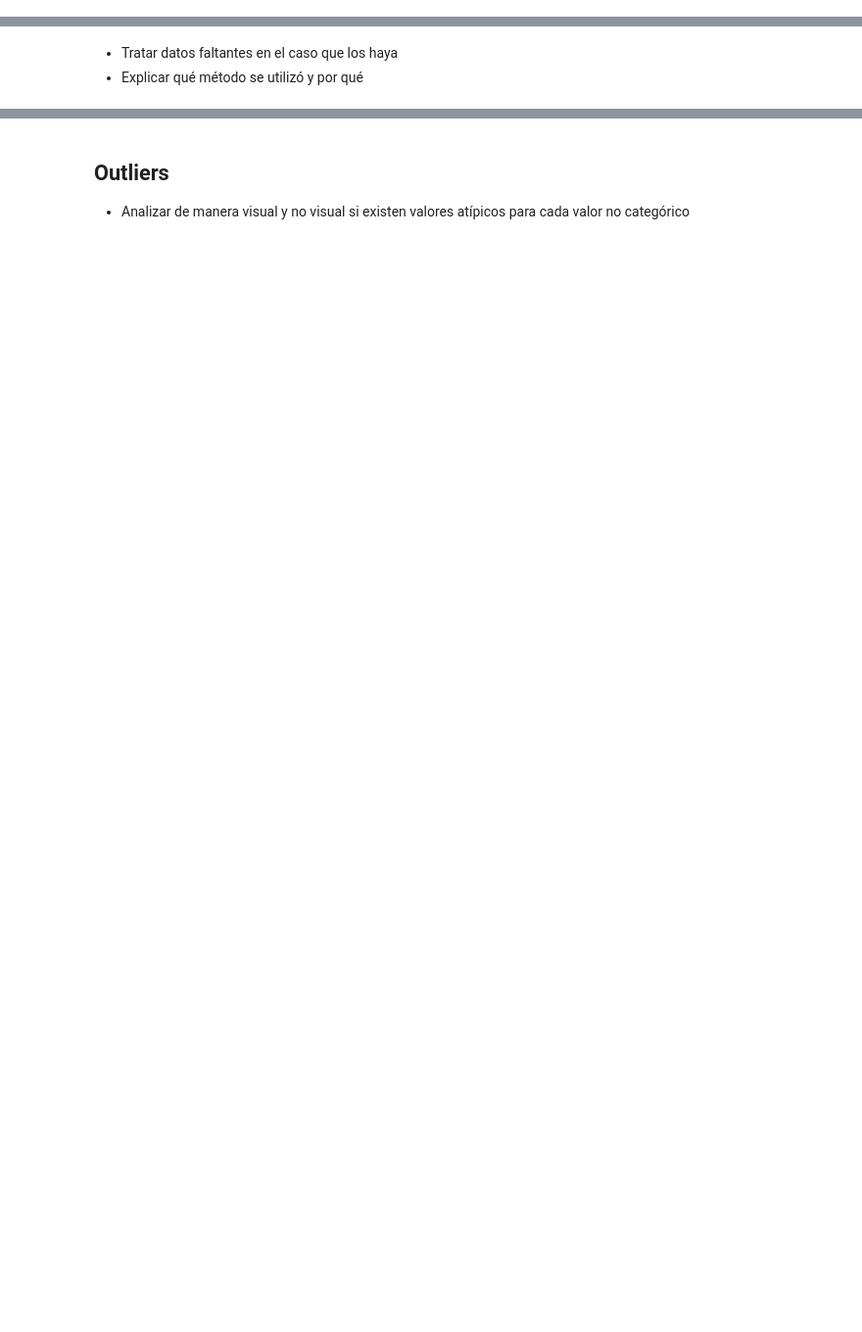
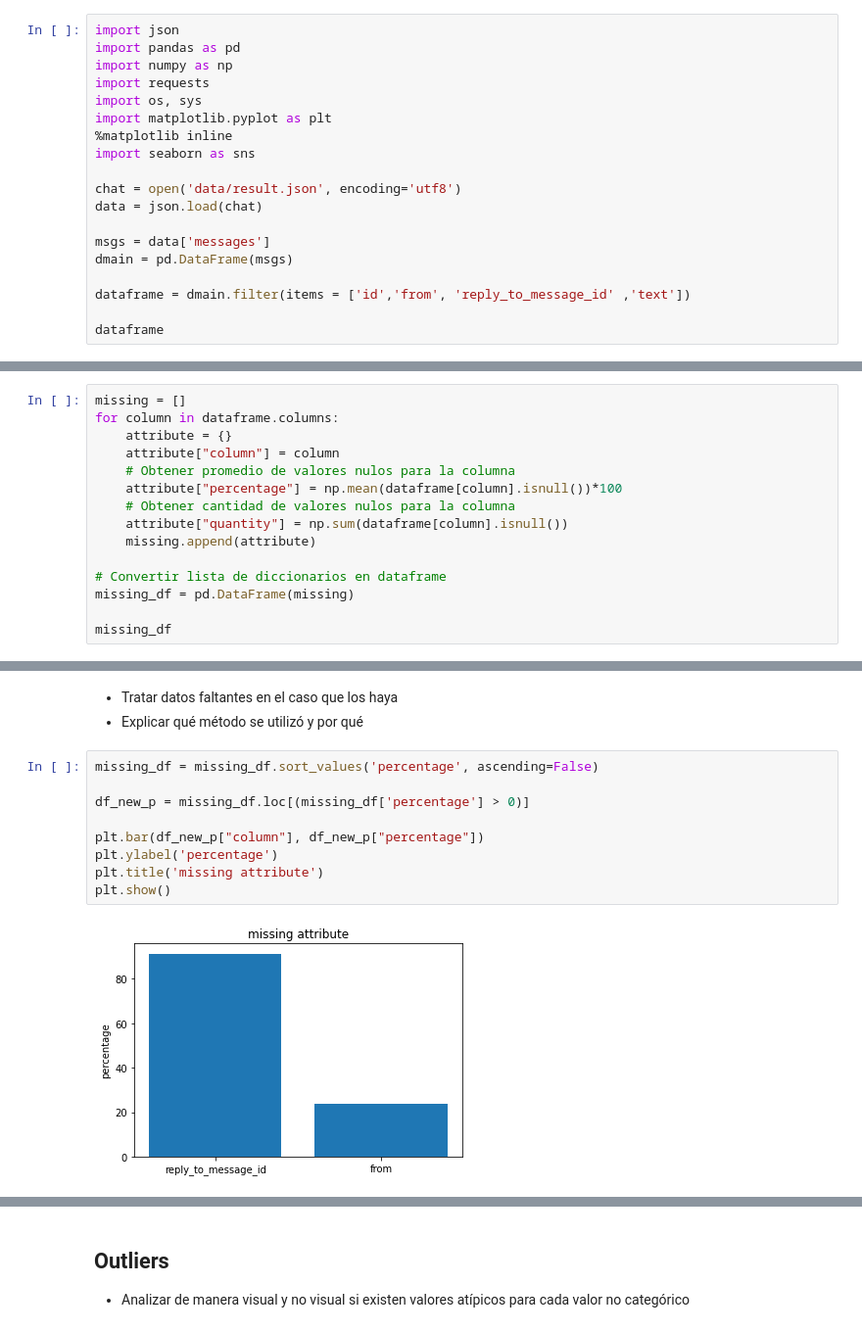
Before and after one commit to Lucas16AR/UM-BDD-II-2021, a Jupyter notebook: TP3.ipynb, the cells around one changed output, grey strips where cells are left out. Shown: that part at 98% size. Cells and saved outputs as stored; diff of their text form; blank space fills up the shorter version.

```diff
--- a/TP3.ipynb
+++ b/TP3.ipynb
@@ -4,3 +4,22 @@
 ## Cargar datos
 - Exportar una conversación personal o grupal de Whastapp o Telegram en un formato adecuado (JSON, CSV, etc), no exportar audios, archivos multimedia, etc
 - Importar archivo y convertirlo en dataframe
+# %%
+import json
+import pandas as pd
+import numpy as np
+import requests
+import os, sys
+import matplotlib.pyplot as plt
+%matplotlib inline
+import seaborn as sns
+
+chat = open('data/result.json', encoding='utf8')
+data = json.load(chat)
+
+msgs = data['messages']
+dmain = pd.DataFrame(msgs)
+
+dataframe = dmain.filter(items = ['id','from', 'reply_to_message_id' ,'text'])
+
+dataframe
@@ -13,3 +60,18 @@
 ## Datos faltantes
 
 - Analizar de manera visual y no visual si existen datos faltantes
+# %%
+missing = []
+for column in dataframe.columns:
+    attribute = {}
+    attribute["column"] = column
+    # Obtener promedio de valores nulos para la columna
+    attribute["percentage"] = np.mean(dataframe[column].isnull())*100
+    # Obtener cantidad de valores nulos para la columna
+    attribute["quantity"] = np.sum(dataframe[column].isnull())
+    missing.append(attribute)
+
+# Convertir lista de diccionarios en dataframe
+missing_df = pd.DataFrame(missing)
+
+missing_df
@@ -16,3 +84,14 @@
 # %% [markdown]
 - Tratar datos faltantes en el caso que los haya
 - Explicar qué método se utilizó y por qué
+# %%
+missing_df = missing_df.sort_values('percentage', ascending=False)
+
+df_new_p = missing_df.loc[(missing_df['percentage'] > 0)]
+
+plt.bar(df_new_p["column"], df_new_p["percentage"])
+plt.ylabel('percentage')
+plt.title('missing attribute')
+plt.show()
+# %% [output]
+[figure, added]
```
Also changed, not shown: parts of 10 cells of this notebook, 5 other files.
